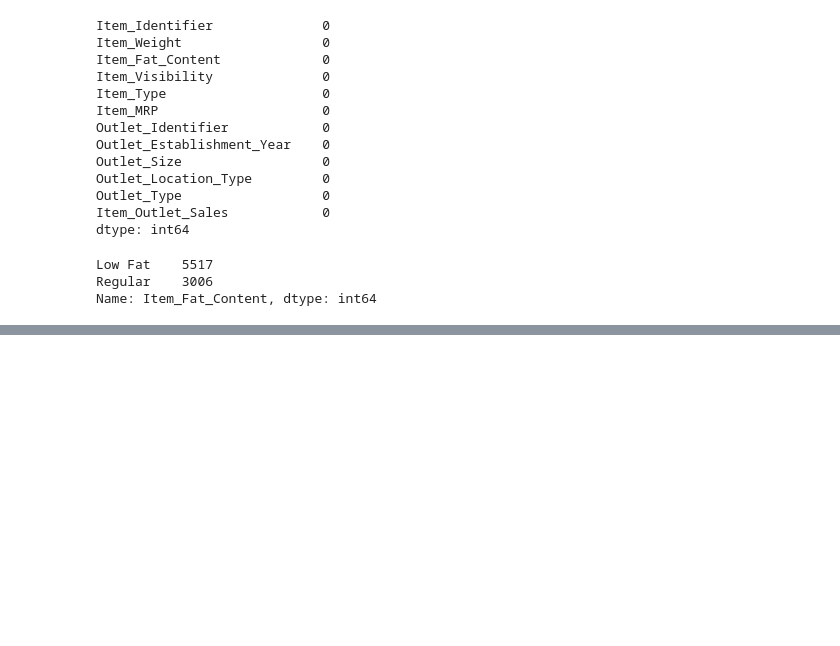
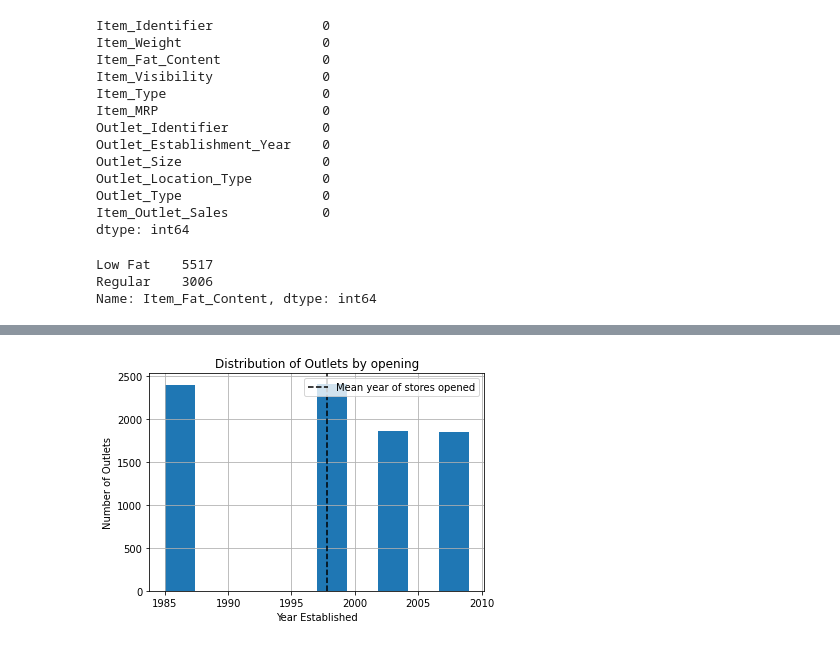
Before and after one commit to Acottle1031/Sales-Predictions-Project, a Jupyter notebook: SalesProjectionProject.ipynb, the cells around one changed output, grey strips where cells are left out. Cells and saved outputs as stored; diff of their text form; code cells hidden in the pictures; blank space fills up the shorter version.

```diff
--- a/SalesProjectionProject.ipynb
+++ b/SalesProjectionProject.ipynb
@@ -121,0 +137,9 @@ projections_df.describe()
+# %%
+# Next we'll do a Histogram to check out distribution of outlets by opening year
+mean = projections_df['Outlet_Establishment_Year'].mean()
+ax = projections_df['Outlet_Establishment_Year'].hist();
+ax.set(xlabel = 'Year Established', ylabel = 'Number of Outlets', title = 'Distribution of Outlets by opening');
+ax.axvline(mean, color='k', ls='--', label = f'Mean year of stores opened')
+ax.legend();
+# %% [output]
+[figure, added]
```
Also changed, not shown: parts of 4 cells of this notebook.
